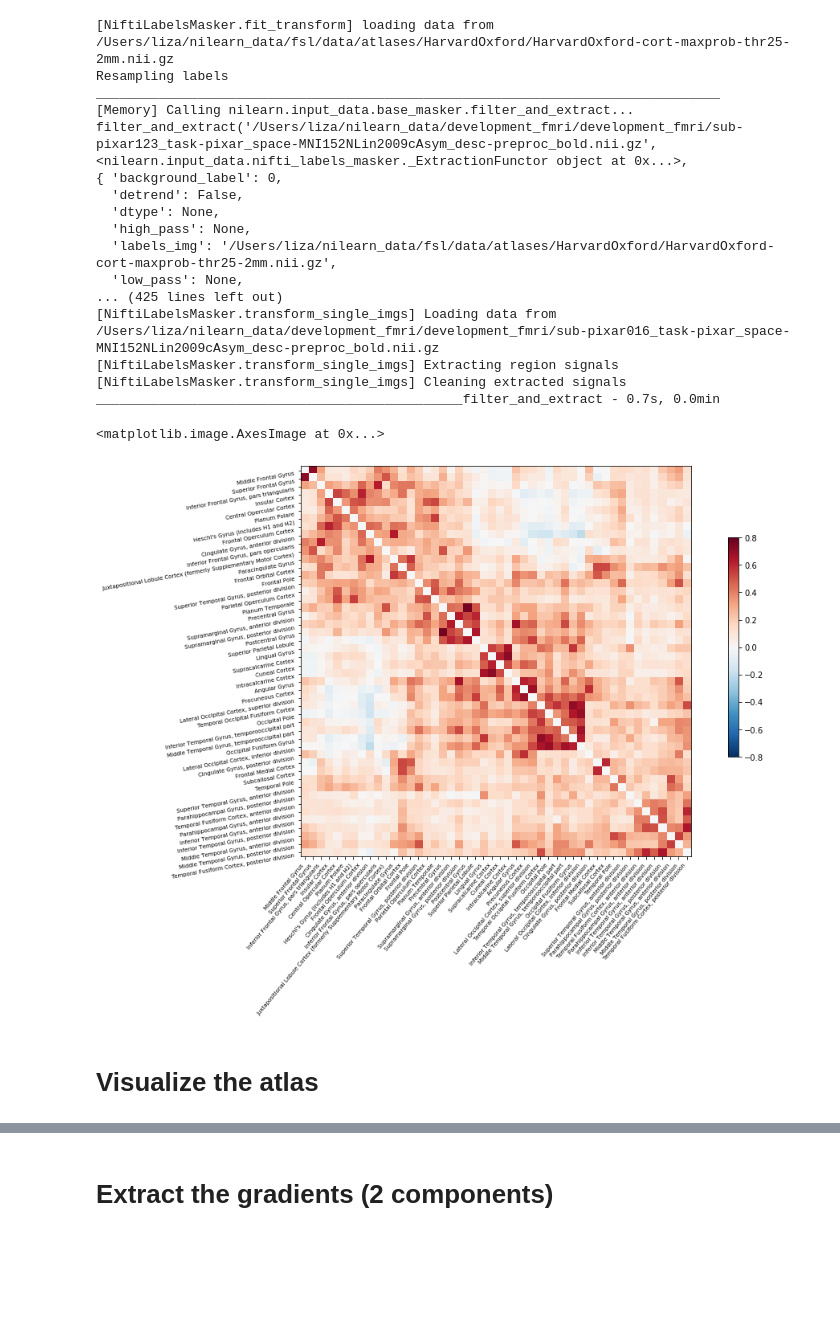
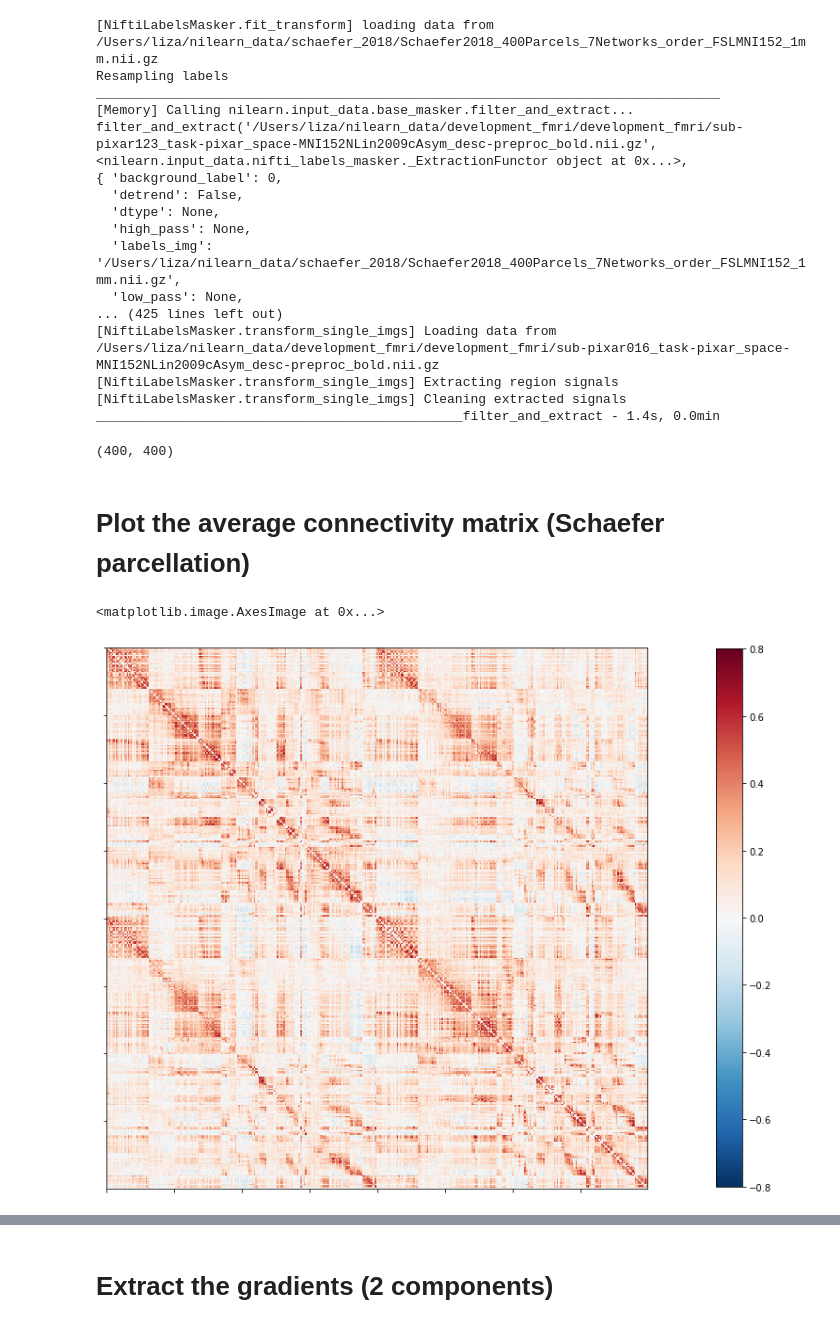
Before and after one commit to llevitis/BrainSpace, a Jupyter notebook: brainspace/examples/brainspace_volumetric_example.ipynb, the cells around one changed output, grey strips where cells are left out. Saved outputs shown, nothing was run; the diff lists cells and outputs as text; code cells hidden in the pictures; blank space fills up the shorter version.

Commit message:
changed parcellation to Schaefer 2018

```diff
--- a/brainspace/examples/brainspace_volumetric_example.ipynb
+++ b/brainspace/examples/brainspace_volumetric_example.ipynb
@@ -13,7 +13,7 @@ from brainspace.gradient import GradientMaps
 
 %matplotlib inline
 # %%
-dataset = datasets.fetch_atlas_harvard_oxford('cort-maxprob-thr25-2mm')
+dataset = datasets.fetch_atlas_schaefer_2018()
 atlas_filename = dataset.maps
 labels = dataset.labels
 
@@ -51,7 +57,7 @@ for i, filename in enumerate(fmri_filenames):
 import numpy as np
 correlation_matrix = np.mean(correlations, axis=0)
 # %% [output]
-[NiftiLabelsMasker.fit_transform] loading data from /Users/liza/nilearn_data/fsl/data/atlases/HarvardOxford/HarvardOxford-cort-maxprob-thr25-2mm.nii.gz
+[NiftiLabelsMasker.fit_transform] loading data from /Users/liza/nilearn_data/schaefer_2018/Schaefer2018_400Parcels_7Networks_order_FSLMNI152_1mm.nii.gz
 Resampling labels
 ________________________________________________________________________________
 [Memory] Calling nilearn.input_data.base_masker.filter_and_extract...
@@ -61,24 +67,28 @@ filter_and_extract('/Users/liza/nilearn_data/development_fmri/development_fmri/s
   'detrend': False,
   'dtype': None,
   'high_pass': None,
-  'labels_img': '/Users/liza/nilearn_data/fsl/data/atlases/HarvardOxford/HarvardOxford-cort-maxprob-thr25-2mm.nii.gz',
+  'labels_img': '/Users/liza/nilearn_data/schaefer_2018/Schaefer2018_400Parcels_7Networks_order_FSLMNI152_1mm.nii.gz',
   'low_pass': None,
 ... (425 lines left out)
 [NiftiLabelsMasker.transform_single_imgs] Loading data from /Users/liza/nilearn_data/development_fmri/development_fmri/sub-pixar016_task-pixar_space-MNI152NLin2009cAsym_desc-preproc_bold.nii.gz
 [NiftiLabelsMasker.transform_single_imgs] Extracting region signals
 [NiftiLabelsMasker.transform_single_imgs] Cleaning extracted signals
-_______________________________________________filter_and_extract - 0.7s, 0.0min
+_______________________________________________filter_and_extract - 1.4s, 0.0min
+# %%
+correlation.shape
+# %% [output]
+(400, 400)
+# %% [markdown]
+# Plot the average connectivity matrix (Schaefer parcellation)
 # %%
 # Plot the correlation matrix
 import numpy as np
 from nilearn import plotting
 # Mask the main diagonal for visualization:
 np.fill_diagonal(correlation_matrix, 0)
 # The labels we have start with the background (0)
-plotting.plot_matrix(correlation_matrix, figure=(10, 10), labels=labels[1:],
-                     vmax=0.8, vmin=-0.8, reorder=True)
+plotting.plot_matrix(correlation_matrix, figure=(10, 10),
+                     vmax=0.8, vmin=-0.8, reorder=True, labels=labels)
 # %% [output]
 <matplotlib.image.AxesImage at 0x...>
-[figure, old version]
+[figure, new version]
-# %% [markdown]
-# Visualize the atlas
```
Also changed, not shown: parts of 4 cells of this notebook.
